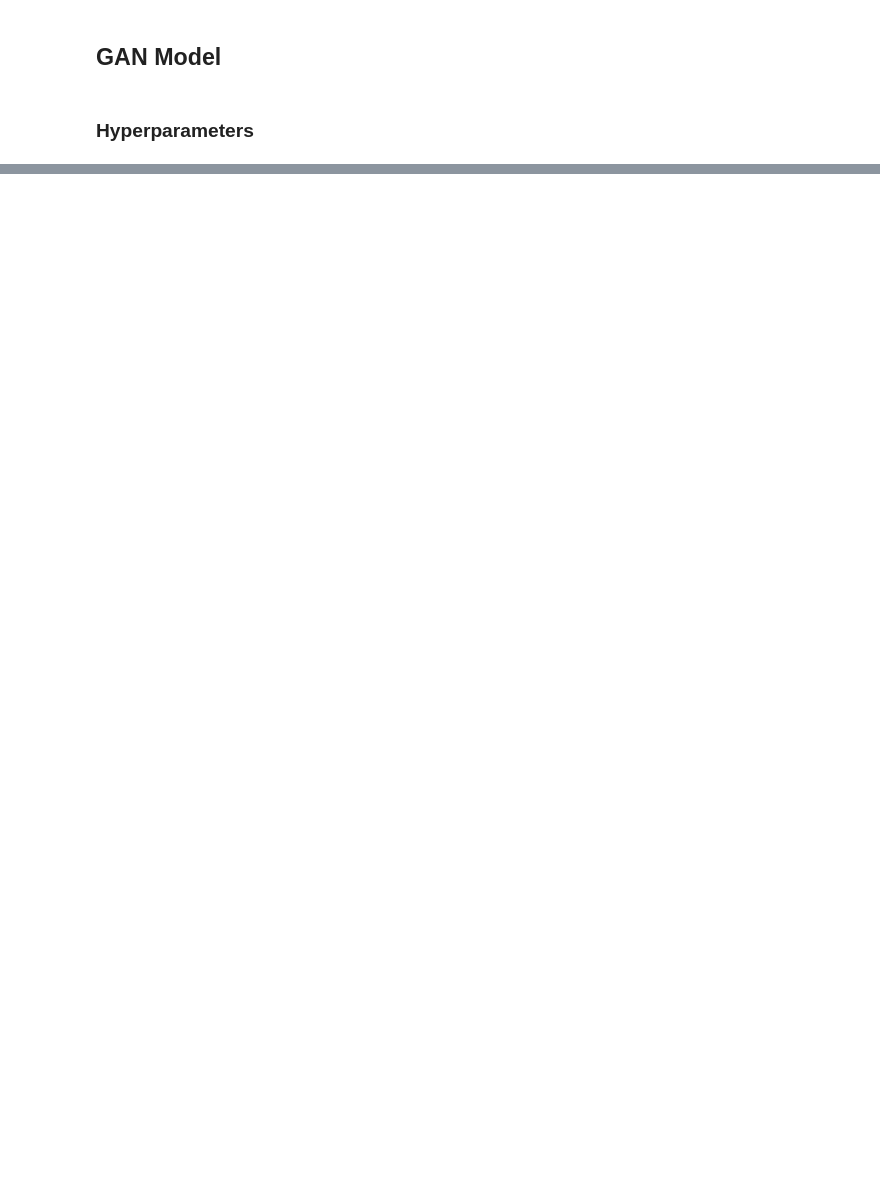
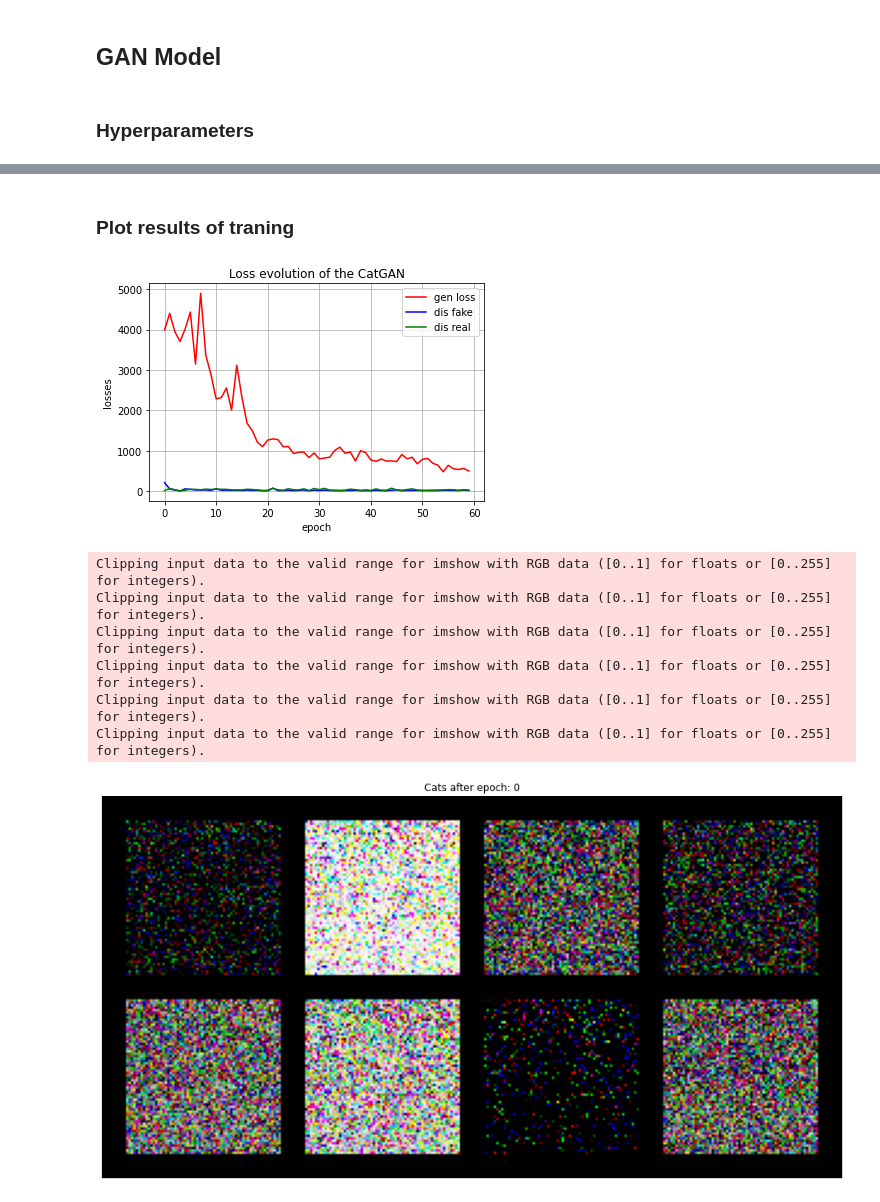
Before and after one commit to DennisRotondi/CatGAN_visiope_project, a Jupyter notebook: visiope_project.ipynb, the cells around one changed output, grey strips where cells are left out. Drawn from its saved outputs; the diff is of its cells as text; code cells hidden in the pictures; blank space fills up the shorter version.

```diff
--- a/visiope_project.ipynb
+++ b/visiope_project.ipynb
@@ -306,0 +275,24 @@ LOCAL_RANK: 0 - CUDA_VISIBLE_DEVICES: [0]
+# %%
+generator = Generator(hparams)
+discriminator = Discriminator(hparams)
+optimizer_g = optim.Adam(generator.parameters(), lr=hparams['lrg'], weight_decay=hparams['wdg'])
+optimizer_d = optim.Adam(discriminator.parameters(), lr=hparams['lrd'], weight_decay=hparams['wdd'])
+loss = F.binary_cross_entropy
+device = 'cuda' if torch.cuda.is_available() else 'cpu'
+
+train_folder = "./cats"
+image_transforms = transforms.Compose(
+            [
+                transforms.ToTensor()
+            ]
+        )
+train_loader = DataLoader(
+            CatDataset(
+                train_folder, transform=image_transforms
+            ),
+            batch_size = hparams['batch_size'],
+            shuffle=True,
+            num_workers = hparams['n_cpu']
+        )
+
+catGAN_T = CatGAN_Trainer(generator,discriminator,loss,optimizer_g,optimizer_d,device,hparams)
@@ -306,0 +317,2 @@ LOCAL_RANK: 0 - CUDA_VISIBLE_DEVICES: [0]
+# %%
+catGAN_T.train(train_loader,20)
@@ -306,0 +337,30 @@ LOCAL_RANK: 0 - CUDA_VISIBLE_DEVICES: [0]
+# %% [markdown]
+### Plot results of traning
+# %%
+X=np.arange(len(catGAN_T.gen_train_loss))
+
+plt.plot(X, catGAN_T.gen_train_loss, color='r', label='gen loss')
+plt.plot(X, catGAN_T.dis_fake_loss, color='b', label='dis fake')
+plt.plot(X, catGAN_T.dis_real_loss, color='g', label='dis real')
+
+plt.xlabel("epoch")
+plt.ylabel("losses")
+plt.title("Loss evolution of the CatGAN")
+plt.legend()
+plt.grid()
+plt.show()
+
+for idx,grid in enumerate(catGAN_T.training_imgs):
+    plt.figure(figsize = (16, 16))
+    plt.imshow(grid)
+    plt.title("Cats after epoch: {}".format(idx*catGAN_T.log_steps))
+    plt.axis('off')
+# %% [output]
+[figure, added]
+Clipping input data to the valid range for imshow with RGB data ([0..1] for floats or [0..255] for integers).
+Clipping input data to the valid range for imshow with RGB data ([0..1] for floats or [0..255] for integers).
+Clipping input data to the valid range for imshow with RGB data ([0..1] for floats or [0..255] for integers).
+Clipping input data to the valid range for imshow with RGB data ([0..1] for floats or [0..255] for integers).
+Clipping input data to the valid range for imshow with RGB data ([0..1] for floats or [0..255] for integers).
+Clipping input data to the valid range for imshow with RGB data ([0..1] for floats or [0..255] for integers).
+[figure, added]
```
Also changed, not shown: parts of 11 cells of this notebook.
